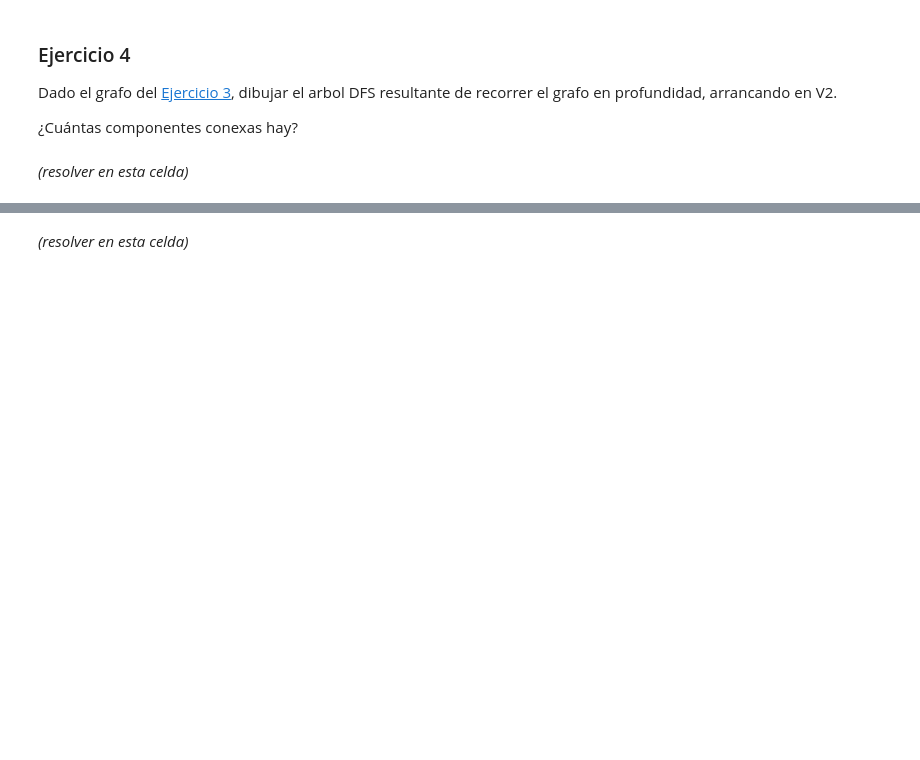
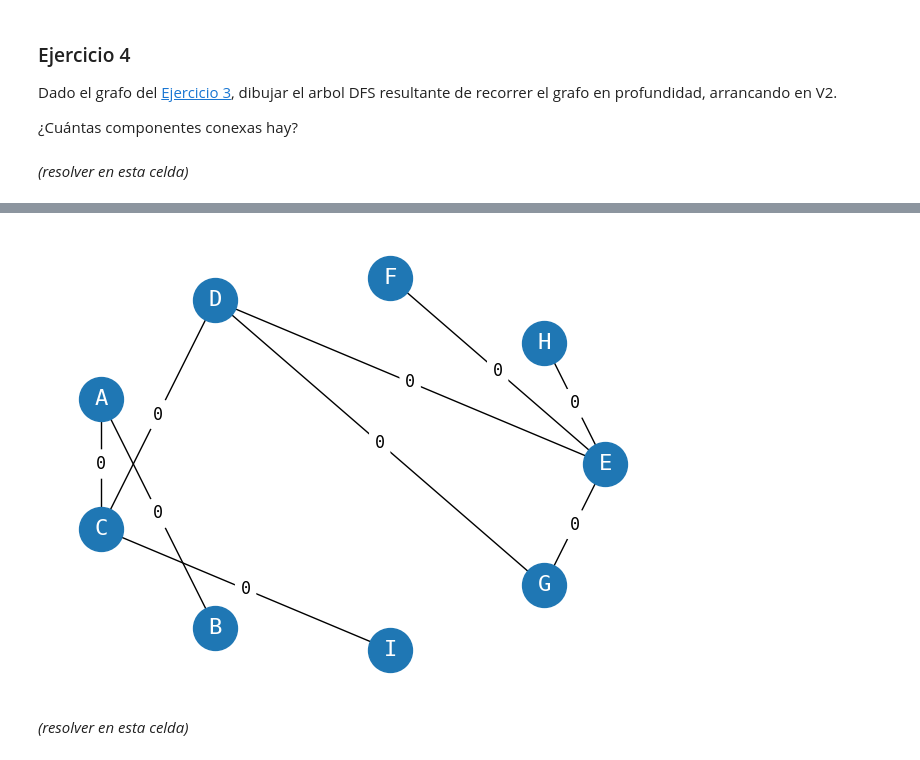
Before and after one commit to Nacho1810/eed-untref--Ignacio-Lobo, a Jupyter notebook: guia6/Guia 6.ipynb, the cells around one changed output, grey strips where cells are left out. Drawn from its saved outputs; the diff is of its cells as text; code cells hidden in the pictures; blank space fills up the shorter version.

```diff
--- a/guia6/Guia 6.ipynb
+++ b/guia6/Guia 6.ipynb
@@ -50,13 +125,24 @@ Dado el siguiente grafo no dirigido, eliminar las aristas que sean necesarias ta
 
 ![image.png](attachment:d5b93322-e7b9-488e-9cf9-8c2669b9ff50.png)
 # %%
-from edd.grafo import DiGrafo
+from edd.grafo import Grafo
 
-G = DiGrafo()
-G.agregar_arista("_", "_", 0)
-# eliminamos arista GD
+G = Grafo()
+G.agregar_arista("C", "I", 0)
+G.agregar_arista("C", "A", 0)
+G.agregar_arista("A", "B", 0)
+G.agregar_arista("C", "D", 0)
+G.agregar_arista("D", "E", 0)
+G.agregar_arista("D", "G", 0)
+G.agregar_arista("G", "E", 0)
+G.agregar_arista("E", "H", 0)
+G.agregar_arista("E", "F", 0)
+
+# eliminamos arista GD o ED O EG
 
 G.draw()
+# %% [output]
+[figure, added]
 # %% [markdown]
 _(resolver en esta celda)_
 # %% [markdown]
```
Also changed, not shown: parts of 6 cells of this notebook, 4 other files.
